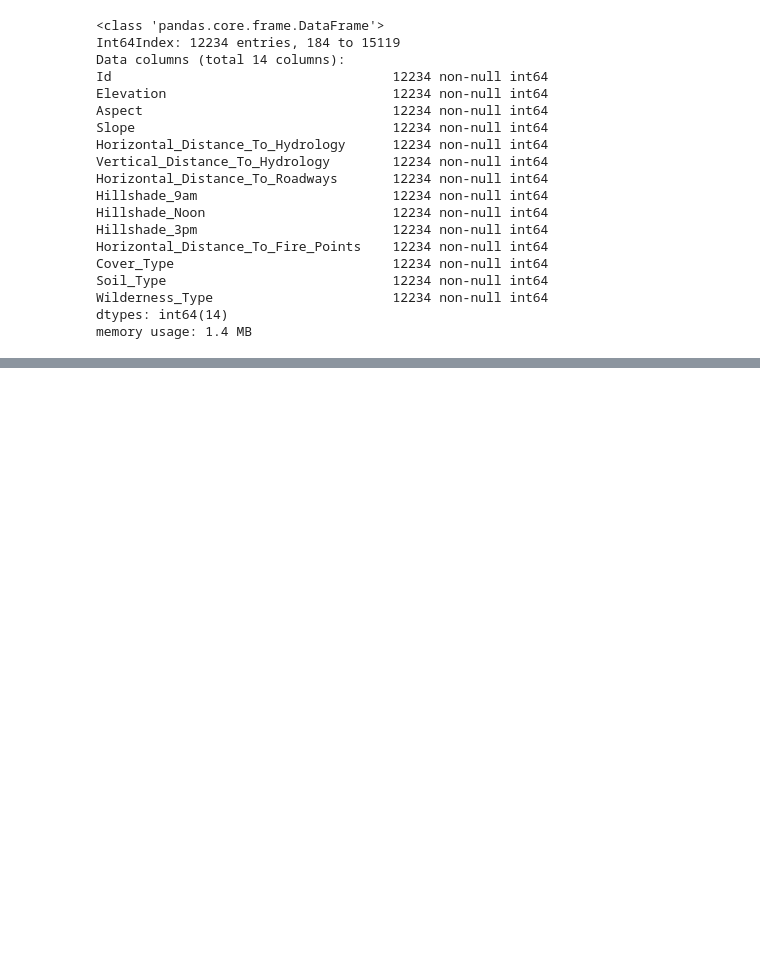
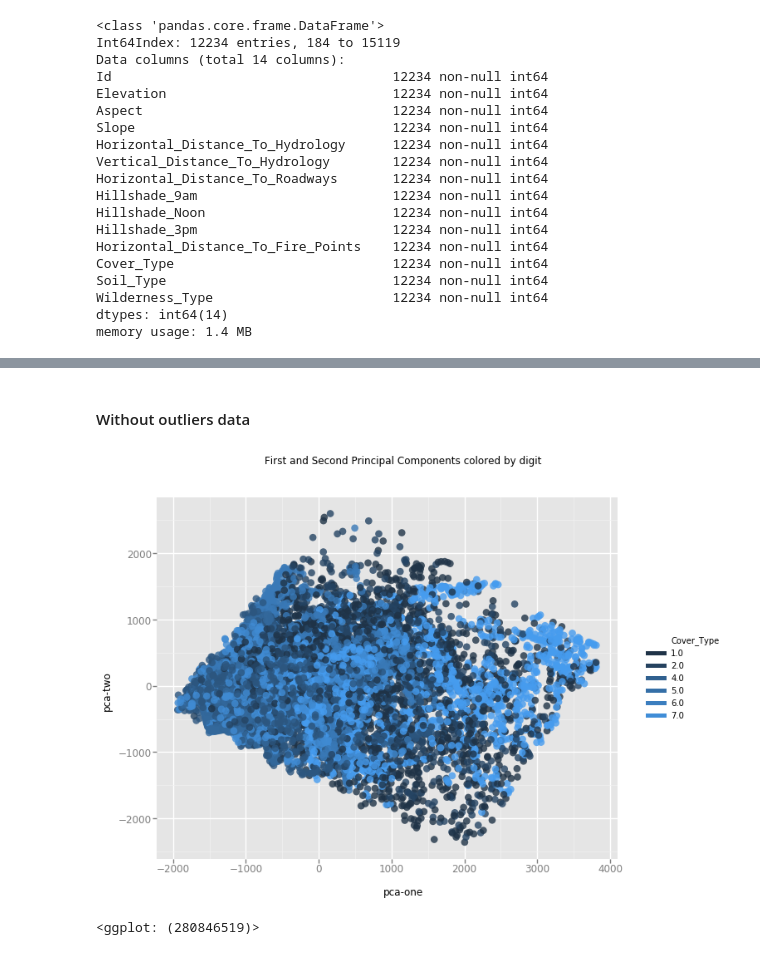
Before and after one commit to stefan-matcovici/Forest-Cover-Type-Prediction, a Jupyter notebook: 2-outlier-detection/univariate-analysis.ipynb, the cells around one changed output, grey strips where cells are left out. Cells and saved outputs as stored; diff of their text form; code cells hidden in the pictures; blank space fills up the shorter version.

```diff
--- a/2-outlier-detection/univariate-analysis.ipynb
+++ b/2-outlier-detection/univariate-analysis.ipynb
@@ -86,0 +91,7 @@ memory usage: 1.4 MB
+# %% [markdown]
+#### Without outliers data
+# %%
+pca_visualization(data_without_univariate_outliers[data['numerical_attributes'] + data['target']], data['target'][0])
+# %% [output]
+[figure, added]
+<ggplot: (280846519)>
```
Also changed, not shown: parts of 21 cells of this notebook, 2 other files.
